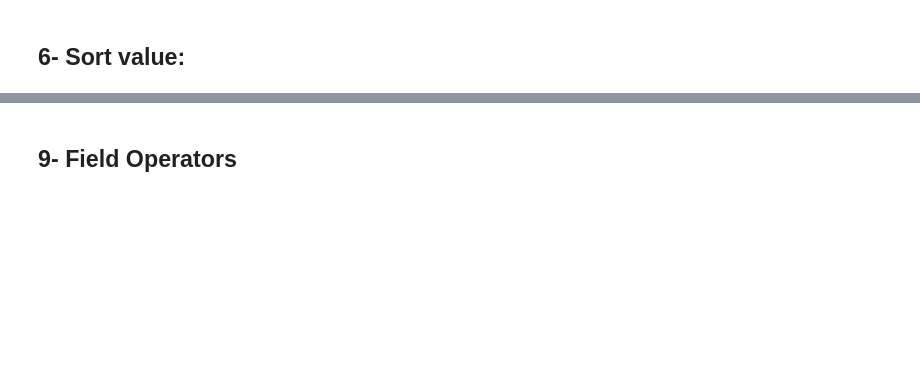
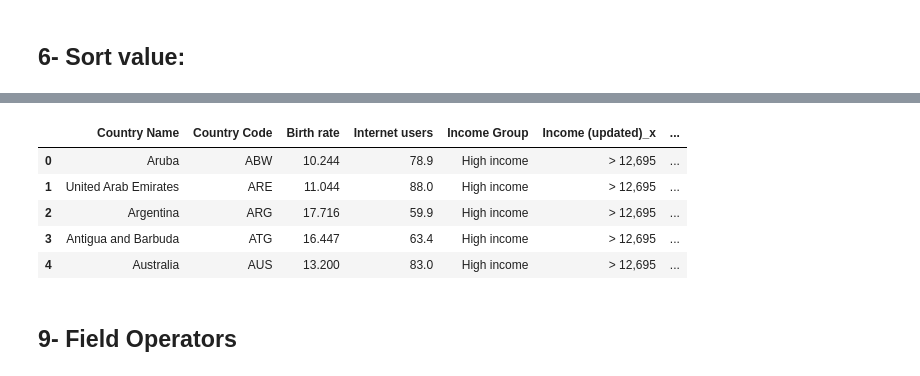
Before and after one commit to nguyentienkhoiit/data-sciences, a Jupyter notebook: Lecture 4 - Xử lý dữ liệu lớn với Pandas/L4.1 - Pandas_Introduction.ipynb, the cells around one changed output, grey strips where cells are left out. Saved outputs shown, nothing was run; the diff lists cells and outputs as text; code cells hidden in the pictures; blank space fills up the shorter version.

```diff
--- a/Lecture 4 - Xử lý dữ liệu lớn với Pandas/L4.1 - Pandas_Introduction.ipynb
+++ b/Lecture 4 - Xử lý dữ liệu lớn với Pandas/L4.1 - Pandas_Introduction.ipynb
@@ -590,3 +989,19 @@ df4 = pd.merge(
+# %%
+df6 = pd.merge(
+    left = df,
+    right = income_gr[['Income Group', 'Income (updated)']],
+    how = 'outer',
+    on = 'Income Group'
+)
+
+df6.head()
+# %% [output]
+|  | Country Name | Country Code | Birth rate | Internet users | Income Group | Income (updated)_x | ... |
+| 0 | Aruba | ABW | 10.244 | 78.9 | High income | > 12,695 | ... |
+| 1 | United Arab Emirates | ARE | 11.044 | 88.0 | High income | > 12,695 | ... |
+| 2 | Argentina | ARG | 17.716 | 59.9 | High income | > 12,695 | ... |
+| 3 | Antigua and Barbuda | ATG | 16.447 | 63.4 | High income | > 12,695 | ... |
+| 4 | Australia | AUS | 13.200 | 83.0 | High income | > 12,695 | ... |
 # %% [markdown]
 ## 9- Field Operators
 # %%
```
Also changed, not shown: parts of 54 cells of this notebook.
